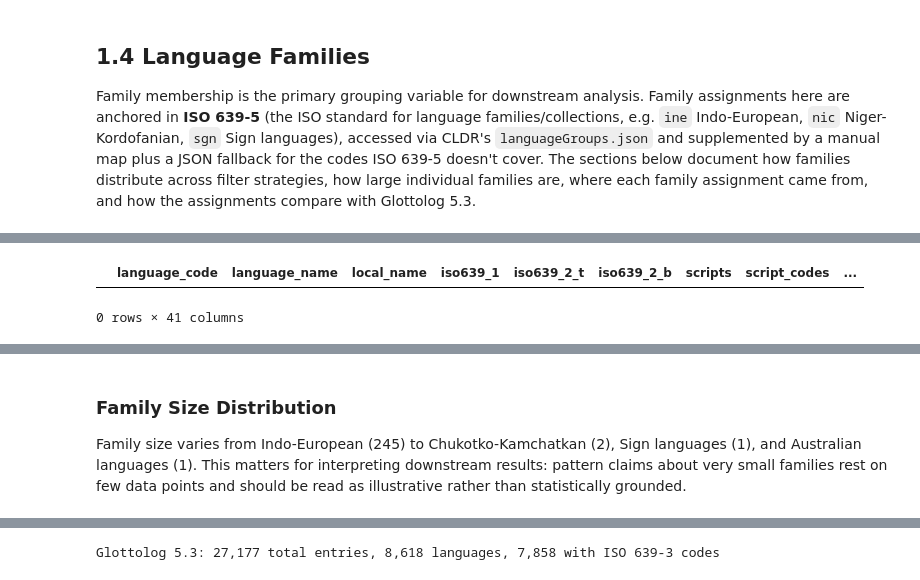
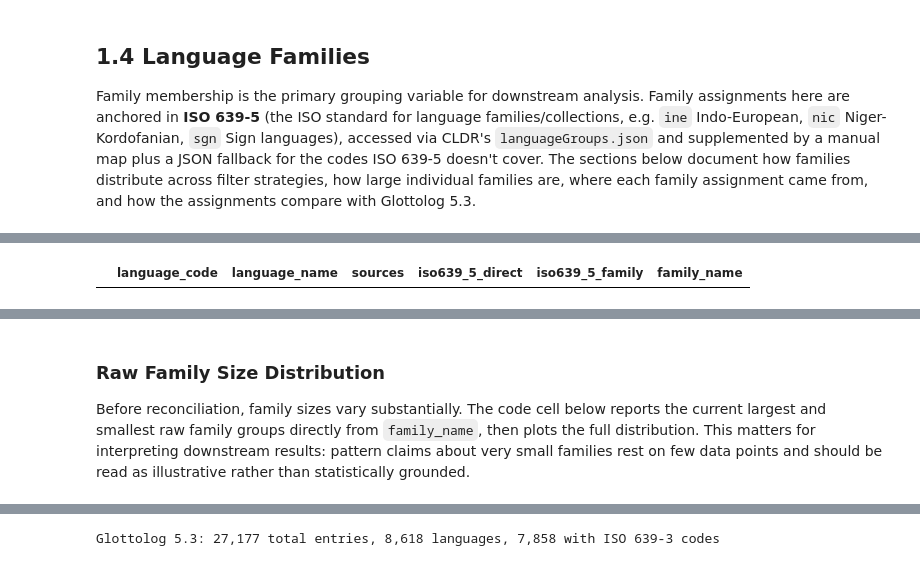
Before and after one commit to CodingDH/translation-transmogrification-pipeline, a Jupyter notebook: notebooks/01_language_exploration.ipynb, the cells around one changed output, grey strips where cells are left out. Cells and saved outputs as stored; diff of their text form; code cells hidden in the pictures.

```diff
--- a/notebooks/01_language_exploration.ipynb
+++ b/notebooks/01_language_exploration.ipynb
@@ -792,6 +914,4 @@ After enrichment, every code has a human-readable `language_name`. The table bel
 # %%
-import json as _json
-
 # Ground truth: which codes CLDR's en/languages.json directly names
 en_langs_path = os.path.join(
     DATA_DIR, "metadata_files", "cldr-cache",
@@ -799,7 +919,7 @@ en_langs_path = os.path.join(
 )
 with open(en_langs_path, encoding="utf-8") as _f:
     cldr_en_names = set(
-        _json.load(_f)["main"]["en"]["localeDisplayNames"]["languages"].keys()
+        json.load(_f)["main"]["en"]["localeDisplayNames"]["languages"].keys()
     )
 
 # SIL reference names
@@ -1314,7 +1506,8 @@ JSON assessment    216
 # %%
-# Show the languages that are unassigned to a family to double-check if there are any obvious candidates for manual assignment or JSON assessment.
-df[df.family_name_source == "Unassigned"]
+# Show any languages still unassigned to a family after the raw assignment pass.
+df[df["family_unassigned"]][[
+    "language_code", "language_name", "sources", "iso639_5_direct", "iso639_5_family", "family_name"
+]]
 # %% [output]
-|  | language_code | language_name | local_name | iso639_1 | iso639_2_t | iso639_2_b | scripts | script_codes | ... |
+|  | language_code | language_name | sources | iso639_5_direct | iso639_5_family | family_name |
-0 rows × 41 columns
 # %%
@@ -1390,9 +1580,9 @@ stacked = alt.Chart(fam_src).mark_bar().encode(
 # %% [output]
 [interactive output not drawn]
 # %% [markdown]
-### Family Size Distribution
+### Raw Family Size Distribution
 
-Family size varies from Indo-European (245) to Chukotko-Kamchatkan (2), Sign languages (1), and Australian languages (1). This matters for interpreting downstream results: pattern claims about very small families rest on few data points and should be read as illustrative rather than statistically grounded.
+Before reconciliation, family sizes vary substantially. The code cell below reports the current largest and smallest raw family groups directly from `family_name`, then plots the full distribution. This matters for interpreting downstream results: pattern claims about very small families rest on few data points and should be read as illustrative rather than statistically grounded.
 # %%
 family_sizes = (
     df["family_name"].fillna("Unassigned")
```
Also changed, not shown: parts of 35 cells of this notebook, 3 other files.
